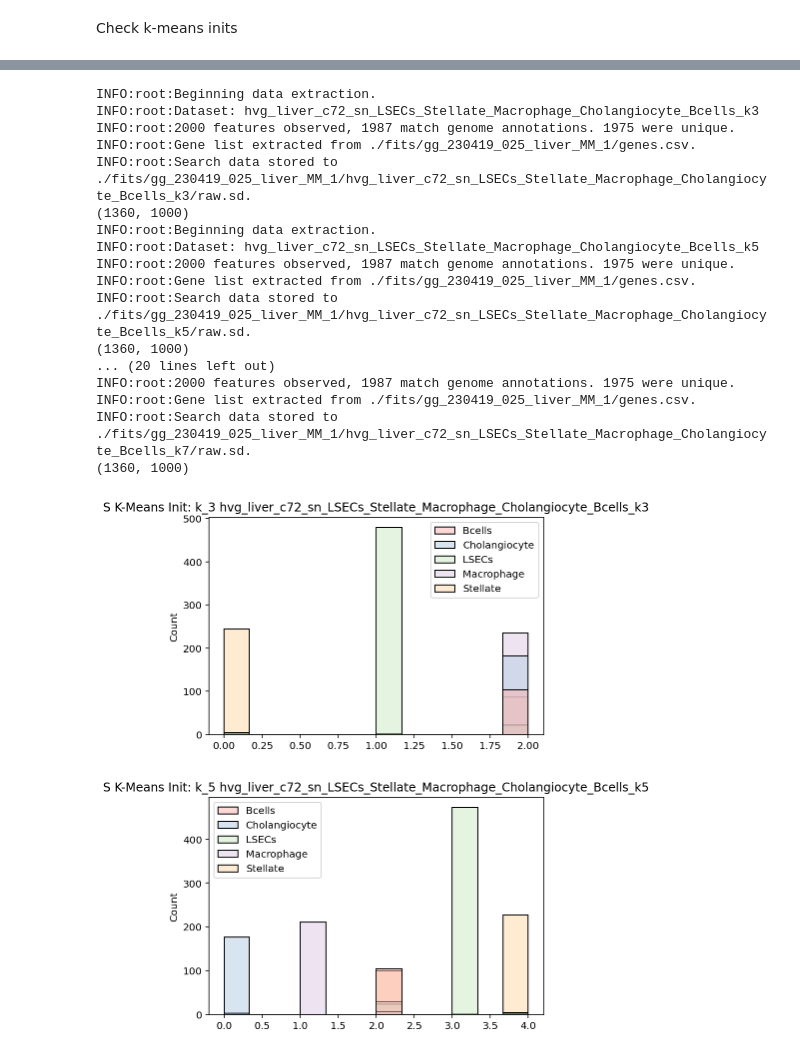
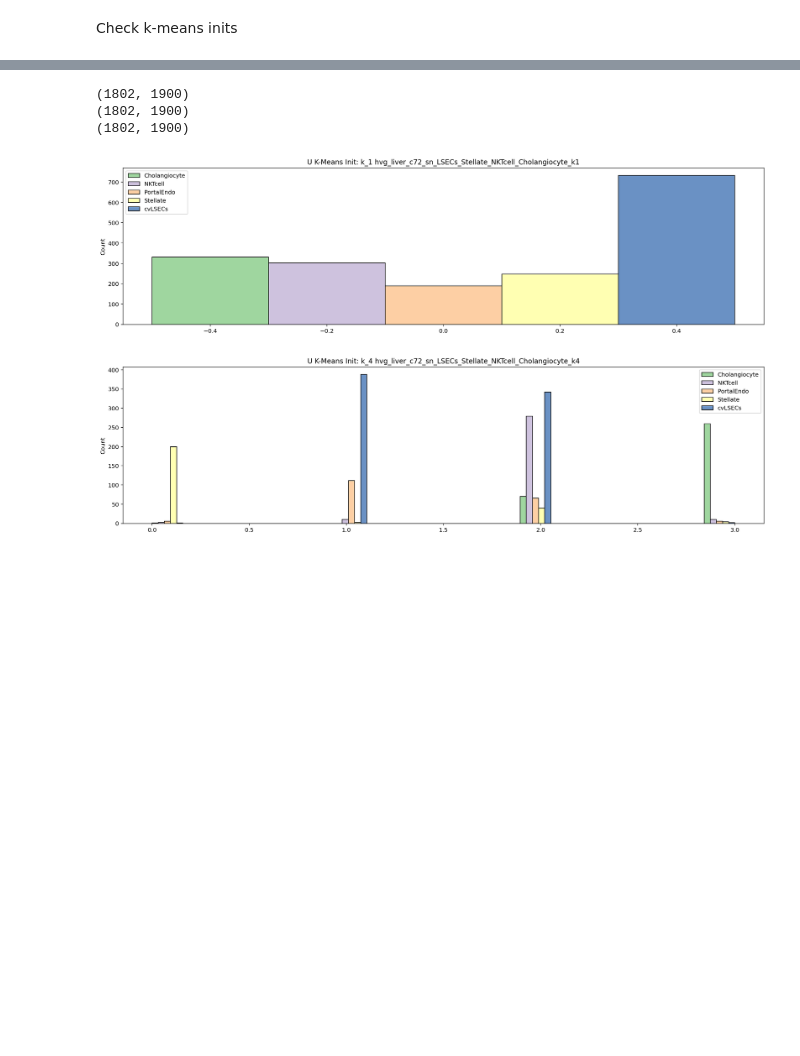
Before and after one commit to tarachari3/perturbCME, a Jupyter notebook: notebooks/20230419_mixModLiverData_Monod.ipynb, the cells around one changed output, grey strips where cells are left out. Cells and saved outputs as stored; diff of their text form; code cells hidden in the pictures; blank space fills up the shorter version.

Commit message:
Test sc liver data

```diff
--- a/notebooks/20230419_mixModLiverData_Monod.ipynb
+++ b/notebooks/20230419_mixModLiverData_Monod.ipynb
@@ -217,7 +216,7 @@ loom_filepaths:  ['/home/tchari/counts/monod_liver/loom/hvg_liver_c72_sn.loom',
 cf = []
 
 #thr_ub = [5e4]*len(dataset_meta)*2
-thr_lb = [300]*len(dataset_meta)*2
+thr_lb = [100]*len(dataset_meta)*2
 
 fig1,ax1 = plt.subplots(1,len(dataset_meta)*2,figsize=(15,5))
 
@@ -278,4 +275,4 @@ mkdir: cannot create directory ‘./figs’: File exists
 # %%
-all_assigns = [list(meta_sub['Subcluster_Group'][meta_sub['cell_barcode'] == i])[0] for i in bcs[cf[0]]]
+all_assigns = [list(meta_sub['Manual_Annotation'][meta_sub['cell_barcode'] == i])[0] for i in bcs[cf[0]]]
 print(len(all_assigns))
 # %% [output]
@@ -283,4 +280,4 @@ print(len(all_assigns))
 # %%
-all_assigns2 = [list(meta_sub['Subcluster_Group'][meta_sub['cell_barcode'] == i])[0] for i in bcs[cf[3]]]
+all_assigns2 = [list(meta_sub['Manual_Annotation'][meta_sub['cell_barcode'] == i])[0] for i in bcs[cf[3]]]
 print(len(all_assigns2))
 # %% [output]
@@ -300,7 +302,7 @@ dir_string,dataset_strings = monod.preprocess.construct_batch(loom_filepaths, \
                                              dataset_names, \
                                              attribute_names=attribute_names,\
                                              batch_location='./fits',meta='liver_MM',batch_id=1,\
-                                             datestring='230419', n_genes=1000,\
-                                             exp_filter_threshold=None,cf=cf)
+                                             datestring='230420', n_genes=1900,\
+                                             exp_filter_threshold=None,cf=cf)  #1900
 # %% [output]
 INFO:root:Beginning data preprocessing and filtering.
@@ -337,44 +379,28 @@ Check k-means inits
 # %%
-#For easier demonstration
-#Check initializations of clusters
-for i in range(len(ks)):
+for i in range(3):
     which = i
-    search_data = monod.extract_data.extract_data(loom_filepaths[which], transcriptome_filepath, dataset_names[which],
-                dataset_strings[which], dir_string, viz=False,dataset_attr_names=attribute_names,cf=cf[which])
+#     search_data = monod.extract_data.extract_data(loom_filepaths[which], transcriptome_filepath, dataset_names[which],
+#                 dataset_strings[which], dir_string, viz=False,dataset_attr_names=attribute_names,cf=cf[which])
 
-    S = search_data.layers[1,:,:]
+    S = search_data.layers[0,:,:]
     S_t = S.T
-    tots = np.sum(S_t,axis=1)
+    tots = np.sum(S_t,axis=1)+1
     divids = (1e4/tots)[:,None]
     S_t = S_t*divids
     S_t = np.log1p(S_t)
     print(S_t.shape)
 
     kmeans = KMeans(n_clusters=ks[which], random_state=0).fit(S_t)
     labs = kmeans.labels_
 
 
     labels = labs
-    plt.figure()
-    sns.histplot(x=labels,hue=pd.Categorical(assigns[which]), kde=False,palette='Pastel1')
-    plt.title('S K-Means Init: '+'k_'+str(ks[which])+' '+dataset_names[which])
+    plt.figure(figsize=(20,5))
+    sns.histplot(x=labels,hue=pd.Categorical(assigns[which]), kde=False,palette='Accent',multiple="dodge")
+    plt.title('U K-Means Init: '+'k_'+str(ks[which])+' '+dataset_names[which])
 # %% [output]
-INFO:root:Beginning data extraction.
-INFO:root:Dataset: hvg_liver_c72_sn_LSECs_Stellate_Macrophage_Cholangiocyte_Bcells_k3
-INFO:root:2000 features observed, 1987 match genome annotations. 1975 were unique.
-INFO:root:Gene list extracted from ./fits/gg_230419_025_liver_MM_1/genes.csv.
-INFO:root:Search data stored to ./fits/gg_230419_025_liver_MM_1/hvg_liver_c72_sn_LSECs_Stellate_Macrophage_Cholangiocyte_Bcells_k3/raw.sd.
-(1360, 1000)
-INFO:root:Beginning data extraction.
-INFO:root:Dataset: hvg_liver_c72_sn_LSECs_Stellate_Macrophage_Cholangiocyte_Bcells_k5
-INFO:root:2000 features observed, 1987 match genome annotations. 1975 were unique.
-INFO:root:Gene list extracted from ./fits/gg_230419_025_liver_MM_1/genes.csv.
-INFO:root:Search data stored to ./fits/gg_230419_025_liver_MM_1/hvg_liver_c72_sn_LSECs_Stellate_Macrophage_Cholangiocyte_Bcells_k5/raw.sd.
-(1360, 1000)
-... (20 lines left out)
-INFO:root:2000 features observed, 1987 match genome annotations. 1975 were unique.
-INFO:root:Gene list extracted from ./fits/gg_230419_025_liver_MM_1/genes.csv.
-INFO:root:Search data stored to ./fits/gg_230419_025_liver_MM_1/hvg_liver_c72_sn_LSECs_Stellate_Macrophage_Cholangiocyte_Bcells_k7/raw.sd.
-(1360, 1000)
+(1802, 1900)
+(1802, 1900)
+(1802, 1900)
-[figure, old version]
+[figure, new version]
-[figure, old version]
+[figure, new version]
```
Also changed, not shown: parts of 57 cells of this notebook, 12 other files.
